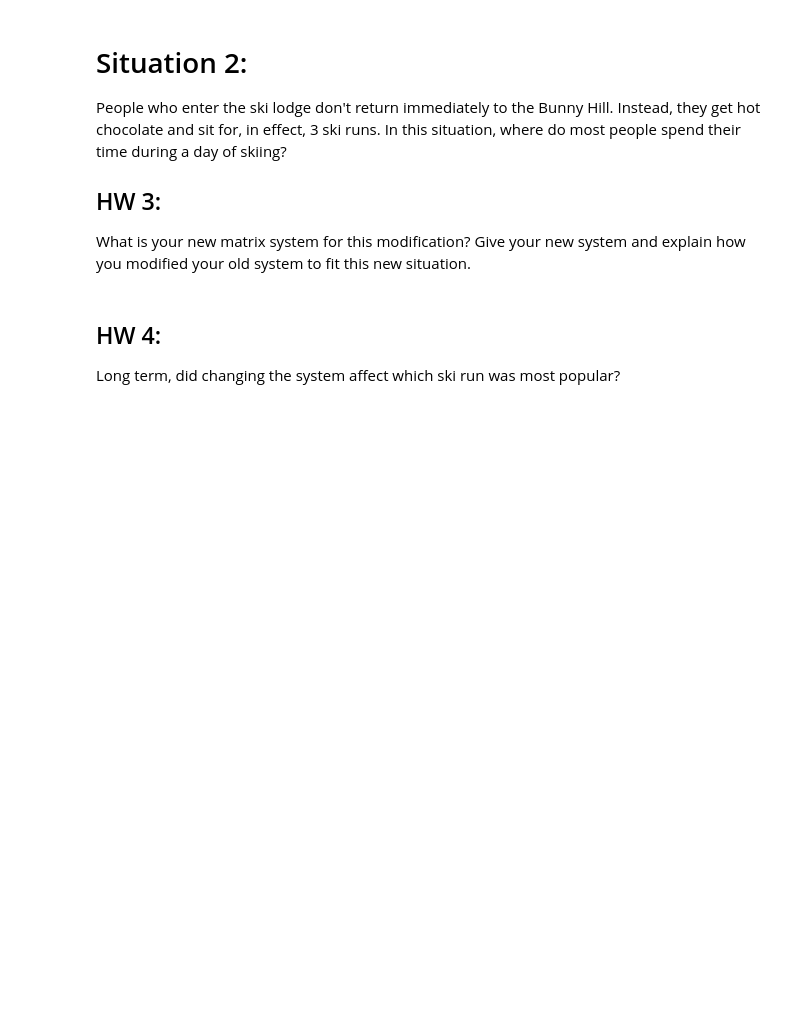
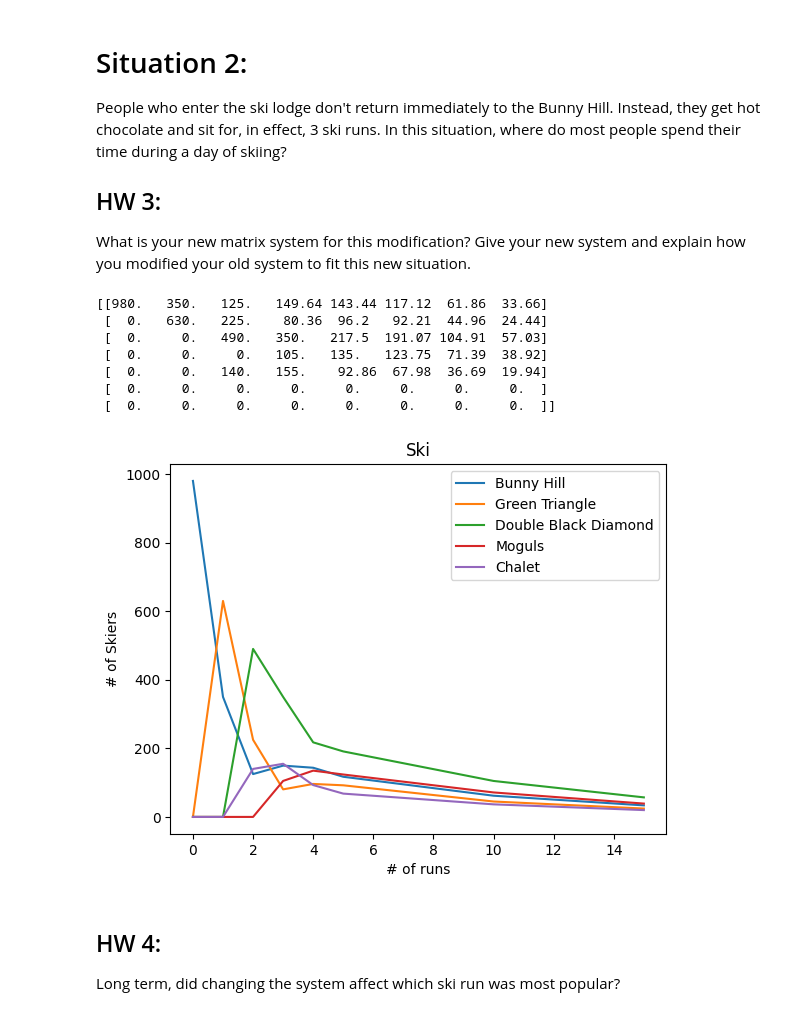
Before and after one commit to czickrick/Math311-Linear-Algebra-Projects, a Jupyter notebook: The_Ski_Hill_Transition_Matrices_and_Markov_Chains.ipynb, the cells around one changed output. Saved outputs shown, nothing was run; the diff lists cells and outputs as text; code cells hidden in the pictures; blank space fills up the shorter version.

```diff
--- a/The_Ski_Hill_Transition_Matrices_and_Markov_Chains.ipynb
+++ b/The_Ski_Hill_Transition_Matrices_and_Markov_Chains.ipynb
@@ -222,6 +222,44 @@ People who enter the ski lodge don't return immediately to the Bunny Hill. Inste
 ## HW 3:
 
 What is your new matrix system for this modification?  Give your new system and explain how you modified your old system to fit this new situation.
+# %%
+M = np.matrix ([[50/140, 0/90, 30/140, 20/140,0,0,1],
+               [90/140, 0/90, 0/140, 0/140,0,0,0],
+               [0/140, 70/90, 50/140, 40/140,0,0,0],
+               [0, 0, 30/140, 80/140, 0,0,0],
+               [0,20/90,30/140,0,0,1,0],
+               [0,0,0,0,0,1,0],
+                [0,0,0,0,0,0,1]])
+
+x0 = np.matrix([[980], [0], [0], [0],[0],[0],[0]])
+
+M*x0
+
+X = np.c_[x0, M*x0, M**2 * x0, M**3 * x0, M**4 * x0, M**5 * x0, M**10 * x0, M**15 * x0]
+print(X.round(2))
+
+import matplotlib.pyplot as plt
+x  = [0, 1, 2, 3, 4, 5, 10, 15]
+plt.plot(x, np.array(X[0])[0], label="Bunny Hill")
+plt.plot(x, np.array(X[1])[0], label="Green Triangle")
+plt.plot(x, np.array(X[2])[0], label="Double Black Diamond")
+plt.plot(x, np.array(X[3])[0], label="Moguls")
+plt.plot(x, np.array(X[4])[0], label="Chalet")
+
+plt.xlabel("# of runs")  # Update this label
+plt.ylabel("# of Skiers")  # Update this label
+plt.title("Ski")  # Update the title
+plt.legend()
+plt.show()
+# %% [output]
+[[980.   350.   125.   149.64 143.44 117.12  61.86  33.66]
+ [  0.   630.   225.    80.36  96.2   92.21  44.96  24.44]
+ [  0.     0.   490.   350.   217.5  191.07 104.91  57.03]
+ [  0.     0.     0.   105.   135.   123.75  71.39  38.92]
+ [  0.     0.   140.   155.    92.86  67.98  36.69  19.94]
+ [  0.     0.     0.     0.     0.     0.     0.     0.  ]
+ [  0.     0.     0.     0.     0.     0.     0.     0.  ]]
+[figure, added]
 # %% [markdown]
 ## HW 4:
 
```
